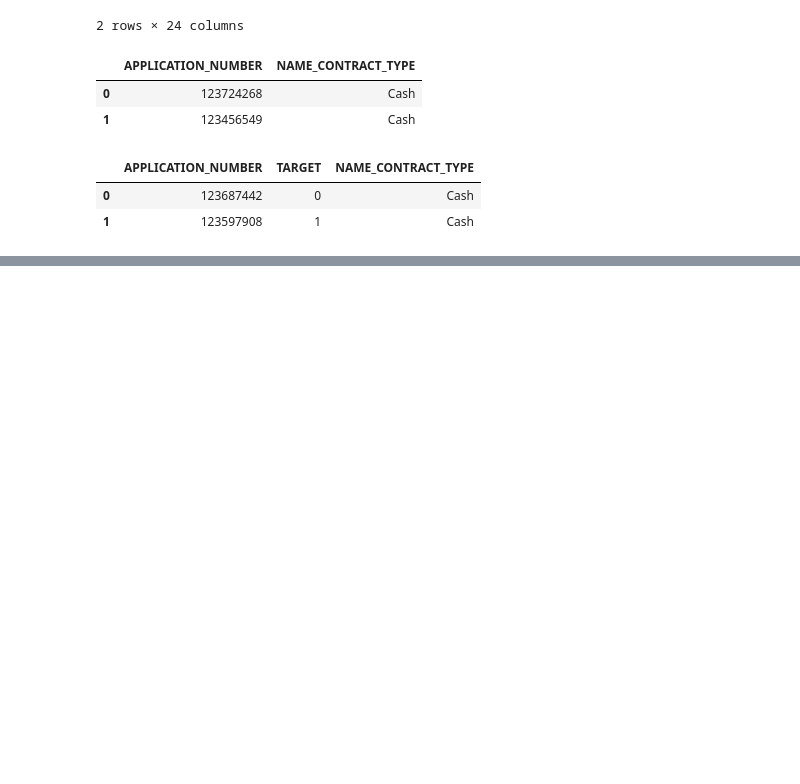
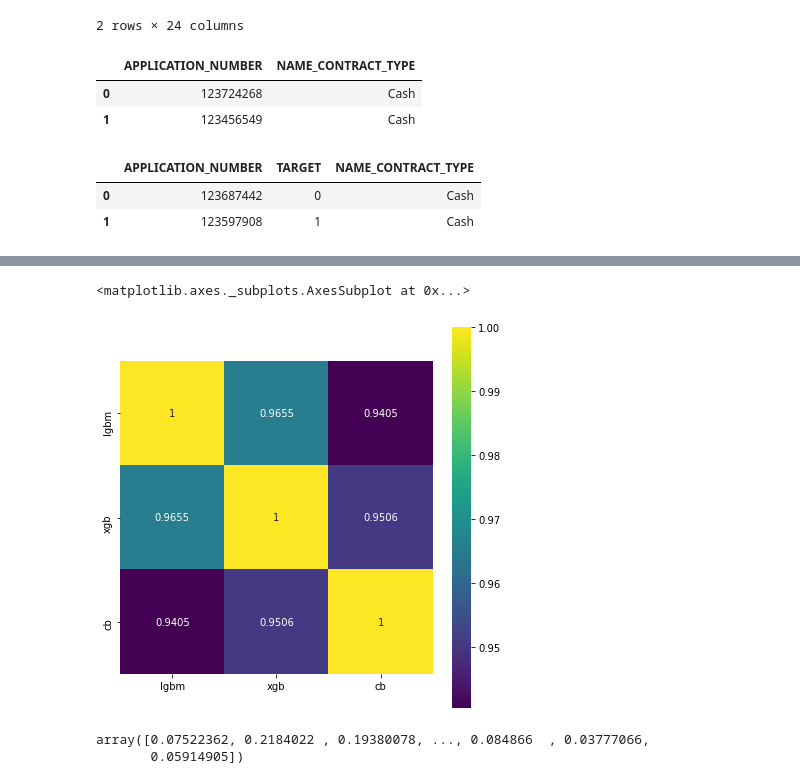
Before and after one commit to lyutovad/GU_DA_Kaggle, a Jupyter notebook: Homeworks/Homework7.ipynb, the cells around one changed output, grey strips where cells are left out. Cells and saved outputs as stored; diff of their text form; code cells hidden in the pictures; blank space fills up the shorter version.

```diff
--- a/Homeworks/Homework7.ipynb
+++ b/Homeworks/Homework7.ipynb
@@ -244,0 +351,4 @@ OOF-score = 0.7015
+# %%
+scores_mean = gmean(scores.rank(), axis=1)
+score = roc_auc_score(target, scores_mean)
+print(f"Score = {round(score, 4)}")
@@ -244,0 +417,21 @@ OOF-score = 0.7015
+# %%
+cb_params = {
+    "n_estimators": 2000,
+    "learning_rate": 0.01,
+    "loss_function": "Logloss",
+    "eval_metric": "AUC",
+    "task_type": "CPU",
+    "max_bin": 20,
+    "verbose": 10,
+    "max_depth": 6,
+    "l2_leaf_reg": 10,
+    "early_stopping_rounds": 50,
+    "thread_count": 6,
+    "random_seed": 42
+}
+
+
+
+estimators_cb, oof_preds_cb = catboost_cross_validation(
+    params=cb_params, X=train, y=target, cv=cv_strategy
+)
@@ -244,0 +456,14 @@ OOF-score = 0.7015
+# %%
+scores = pd.DataFrame({
+    "lgbm": oof_preds_lgbm,
+    "xgb": oof_score_xgb,
+    "cb": oof_preds_cb
+})
+
+corr = scores.corr()
+# %%
+fig, axes = plt.subplots(1, 1, figsize=(7, 7))
+sns.heatmap(corr, annot=True, fmt=".4g", square=True, cmap="viridis", ax=axes)
+# %% [output]
+<matplotlib.axes._subplots.AxesSubplot at 0x...>
+[figure, added]
@@ -244,0 +475,5 @@ OOF-score = 0.7015
+# %%
+prediction_cb
+# %% [output]
+array([0.07522362, 0.2184022 , 0.19380078, ..., 0.084866  , 0.03777066,
+       0.05914905])
```
Also changed, not shown: parts of 53 cells of this notebook.
